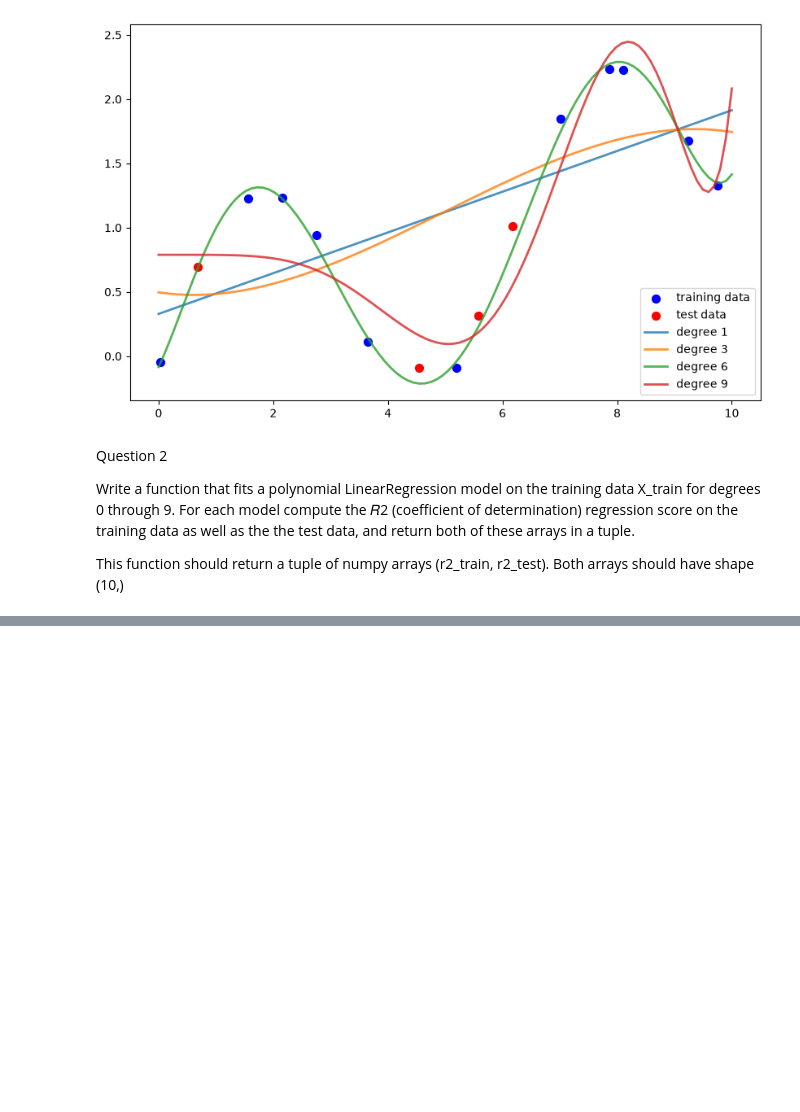
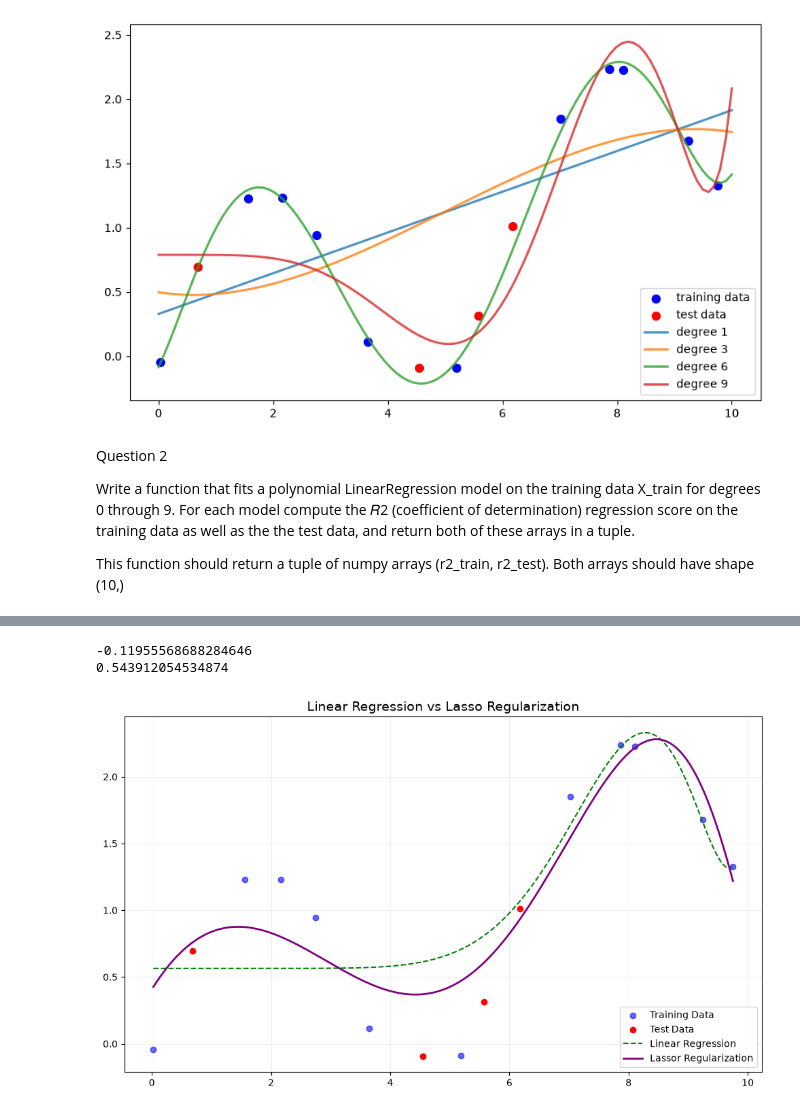
Before and after one commit to danieluyere/Data-Analysis-Practice, a Jupyter notebook: Machine-Learning-Tutorial/michigan-data-sci.ipynb, the cells around one changed output, grey strips where cells are left out. Drawn from its saved outputs; the diff is of its cells as text; code cells hidden in the pictures; blank space fills up the shorter version.

Commit message:
Linear regression vs Lasso Regression

```diff
--- a/Machine-Learning-Tutorial/michigan-data-sci.ipynb
+++ b/Machine-Learning-Tutorial/michigan-data-sci.ipynb
@@ -107,0 +170,56 @@ The best degree is 6 with R2 = 0.92
+# %%
+from sklearn.linear_model import Lasso
+
+X_tr = X_train.reshape(-1,1)
+X_ts = X_test.reshape(-1,1)
+
+# create polynomial transformer (degree=12)
+poly = PolynomialFeatures(degree=12, include_bias=False)
+
+# fit and transform data
+X_tr_poly = poly.fit_transform(X_tr)
+X_ts_poly = poly.transform(X_ts)
+
+# train models
+lin_model = LinearRegression().fit(X_tr_poly, y_train)
+reg_model = Lasso(alpha=0.01, max_iter=10000, tol=0.1).fit(X_tr_poly, y_train)
+
+# predict target values
+y_lin_pred = lin_model.predict(X_ts_poly)
+y_reg_pred = reg_model.predict(X_ts_poly)
+
+print(r2_score(y_test, y_lin_pred))
+print(r2_score(y_test, y_reg_pred))
+# %% [output]
+-0.11955568688284646
+0.543912054534874
+# %%
+# plot graph
+
+# create 300 point range for X_train
+X4 = np.linspace(X_train.min(), X_train.max(), 300)
+X4_poly = poly.transform(X4.reshape(-1,1))
+
+# predict target values using trained models
+y4_lin_pred = lin_model.predict(X4_poly)
+y4_reg_pred = reg_model.predict(X4_poly)
+
+
+fig4, ax4 = plt.subplots(figsize=(10,6))
+ax4.scatter(X_train, y_train, color='blue', alpha=0.6, label='Training Data')
+ax4.scatter(X_test, y_test, color='red', label='Test Data')
+
+# plot model prediction
+ax4.plot(X4, y4_lin_pred, label='Linear Regression', color='green', linestyle='--')
+ax4.plot(X4, y4_reg_pred, label='Lassor Regularization', color='purple', lw=2)
+
+# customize chart
+ax4.grid(True, alpha=0.2)
+ax4.legend(loc='lower right')
+ax4.set_title('Linear Regression vs Lasso Regularization', fontsize=14)
+ax4.
+
+plt.tight_layout()
+plt.show()
+# %% [output]
+[figure, added]
```
Also changed, not shown: parts of 6 cells of this notebook.
